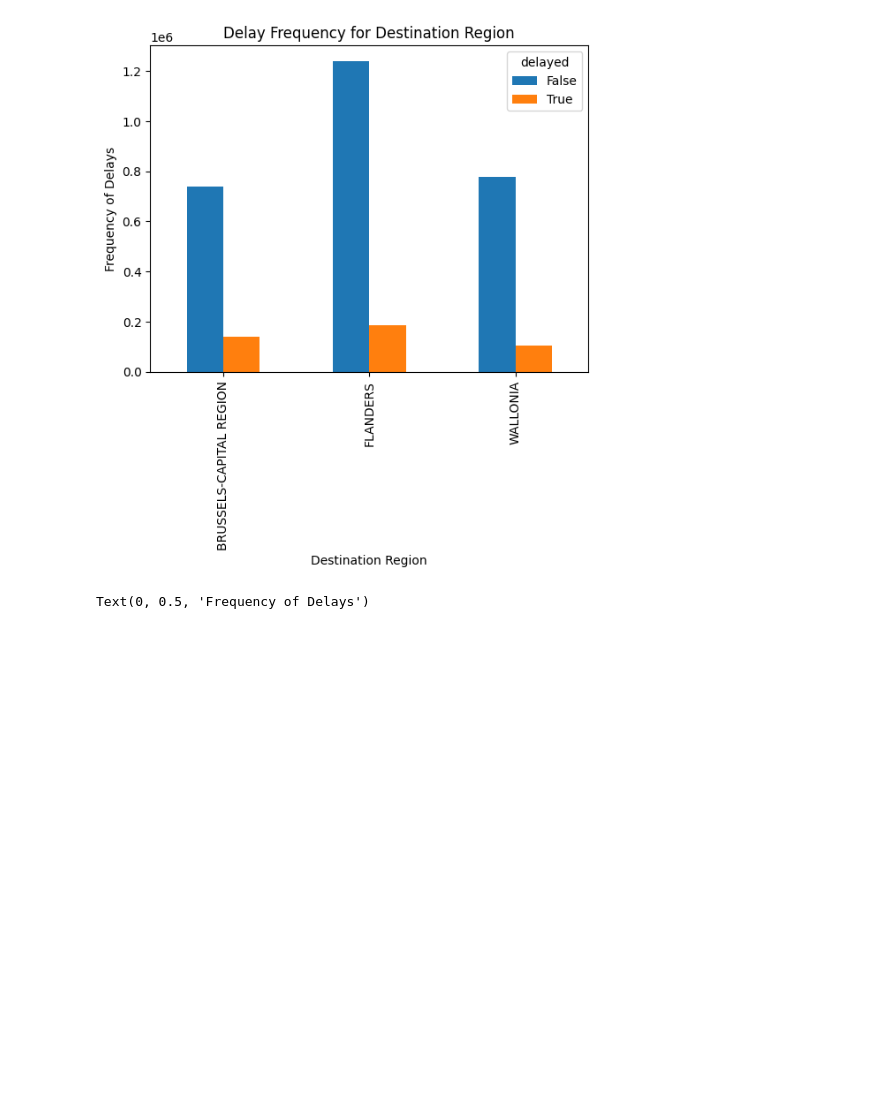
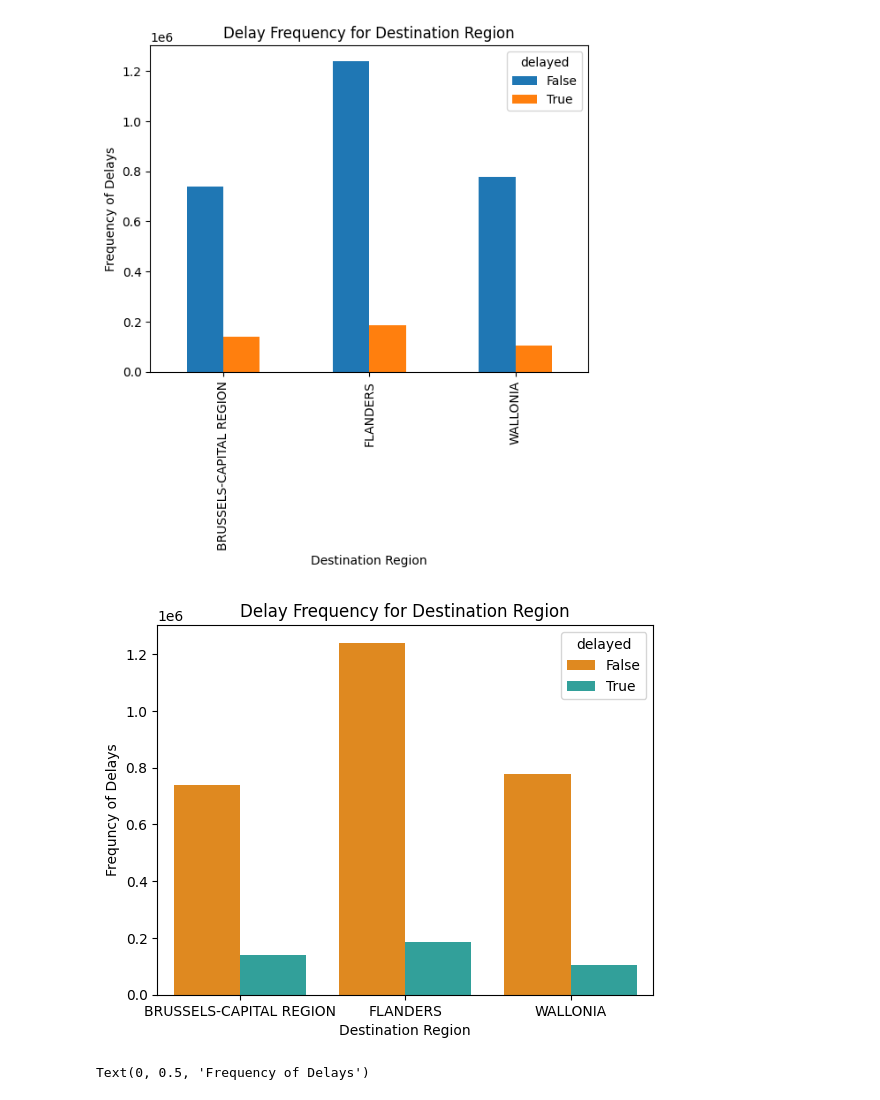
Before and after one commit to ilse-espino/train_delays_belgium, a Jupyter notebook: 4.1-graphs.ipynb, the cells around one changed output. Drawn from its saved outputs; the diff is of its cells as text; code cells hidden in the pictures; blank space fills up the shorter version.

Commit message:
format graph

```diff
--- a/4.1-graphs.ipynb
+++ b/4.1-graphs.ipynb
@@ -98,6 +98,14 @@ plt.ylabel('Frequency of Delays')
 # %% [output]
 Text(0, 0.5, 'Frequency of Delays')
 [figure]
+# %%
+fig = sns.countplot(x=df["destination_region"], hue=df['delayed'], palette={True:'lightseagreen', False:'darkorange'})
+plt.xlabel("Destination Region")
+plt.ylabel("Frequncy of Delays")
+plt.title("Delay Frequency for Destination Region")
+plt.show(fig)
+# %% [output]
+[figure, added]
 # %%
 %matplotlib inline
 pd.crosstab(df['departure_region'], df['delayed']).plot(kind='bar')
```
Also changed, not shown: parts of 2 cells of this notebook.
